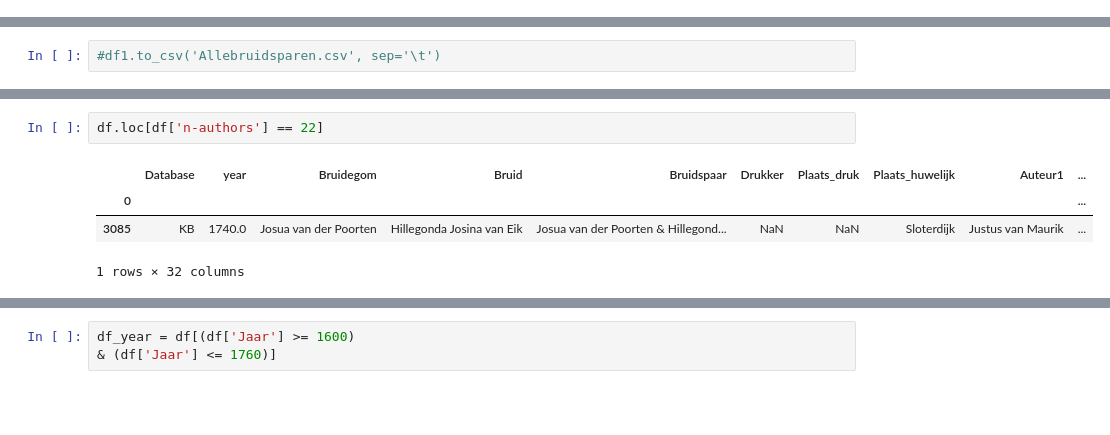
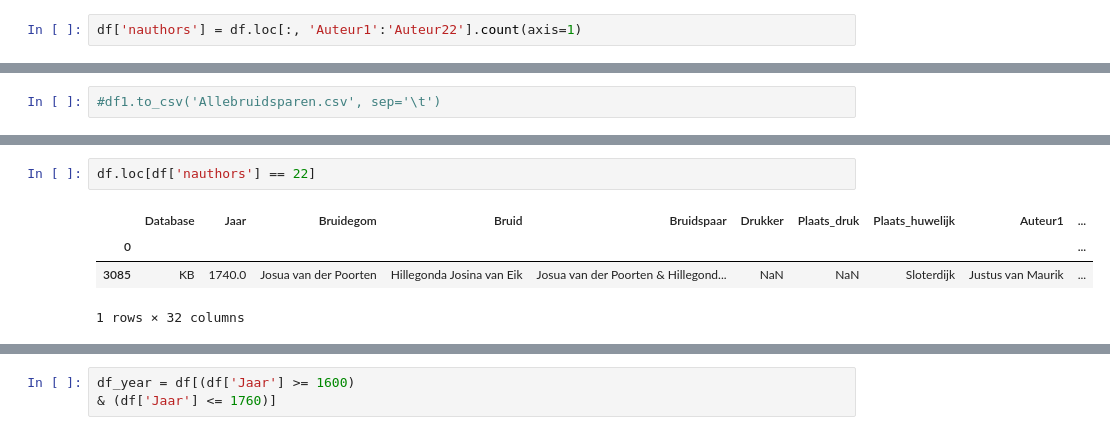
Before and after one commit to awlassche/netwerk-huwelijksgedichten, a Jupyter notebook: Notebooks_scripts/Data analysis 2.0.ipynb, the cells around one changed output, grey strips where cells are left out. Saved outputs shown, nothing was run; the diff lists cells and outputs as text; blank space fills up the shorter version.

```diff
--- a/Notebooks_scripts/Data analysis 2.0.ipynb
+++ b/Notebooks_scripts/Data analysis 2.0.ipynb
@@ -55,3 +89,5 @@ authors.sum(axis = 0, skipna = True)
 authors.count()
 # %% [output]
 3561
+# %%
+df['nauthors'] = df.loc[:, 'Auteur1':'Auteur22'].count(axis=1)
@@ -105,7 +161,7 @@ df.head()
 # %%
-df.loc[df['n-authors'] == 22]
+df.loc[df['nauthors'] == 22]
 # %% [output]
-|  | Database | year | Bruidegom | Bruid | Bruidspaar | Drukker | Plaats_druk | Plaats_huwelijk | Auteur1 | ... |
+|  | Database | Jaar | Bruidegom | Bruid | Bruidspaar | Drukker | Plaats_druk | Plaats_huwelijk | Auteur1 | ... |
 | 0 |  |  |  |  |  |  |  |  |  | ... |
 | 3085 | KB | 1740.0 | Josua van der Poorten | Hillegonda Josina van Eik | Josua van der Poorten & Hillegond... | NaN | NaN | Sloterdijk | Justus van Maurik | ... |
 1 rows × 32 columns
```
Also changed, not shown: parts of 60 cells of this notebook, 1 other file.
